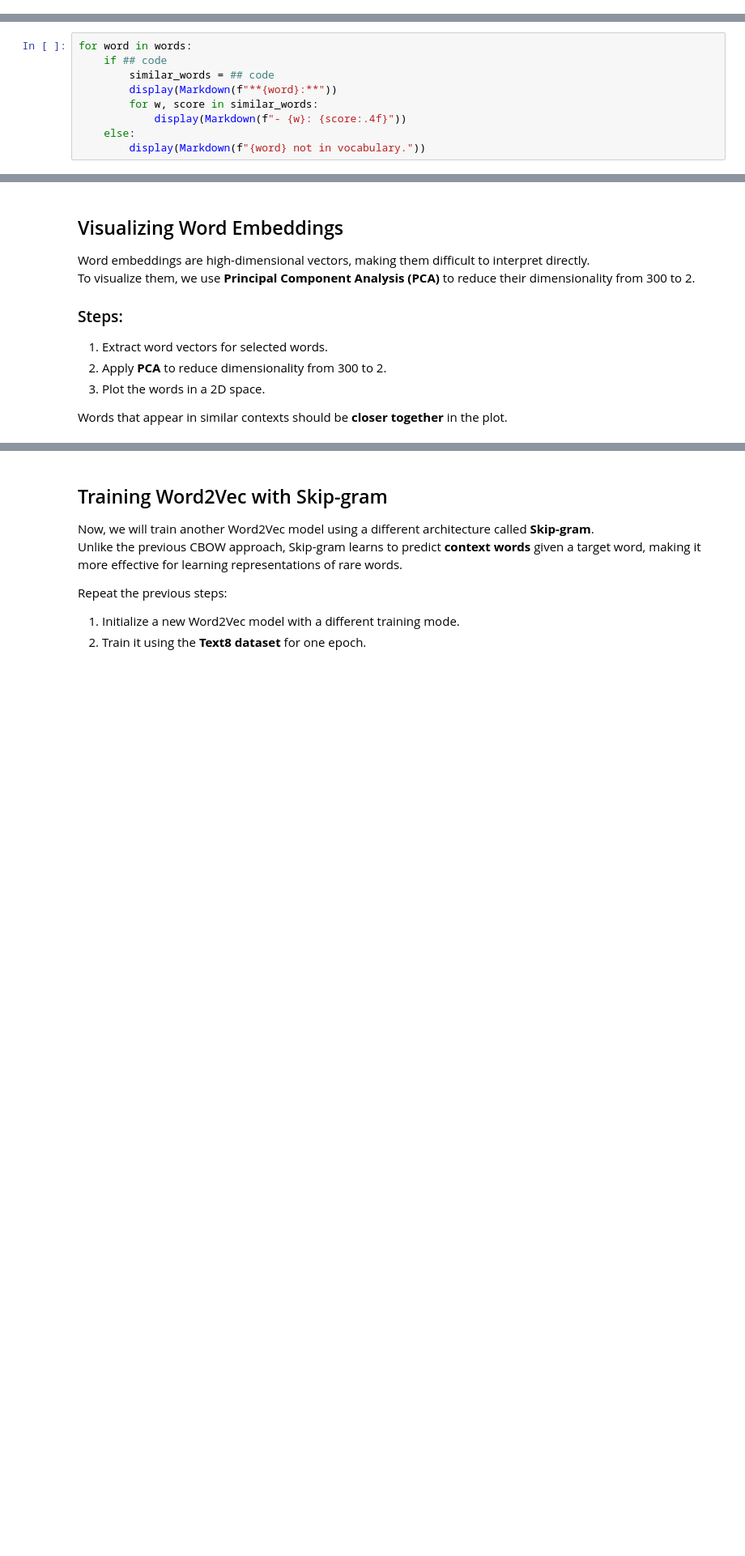
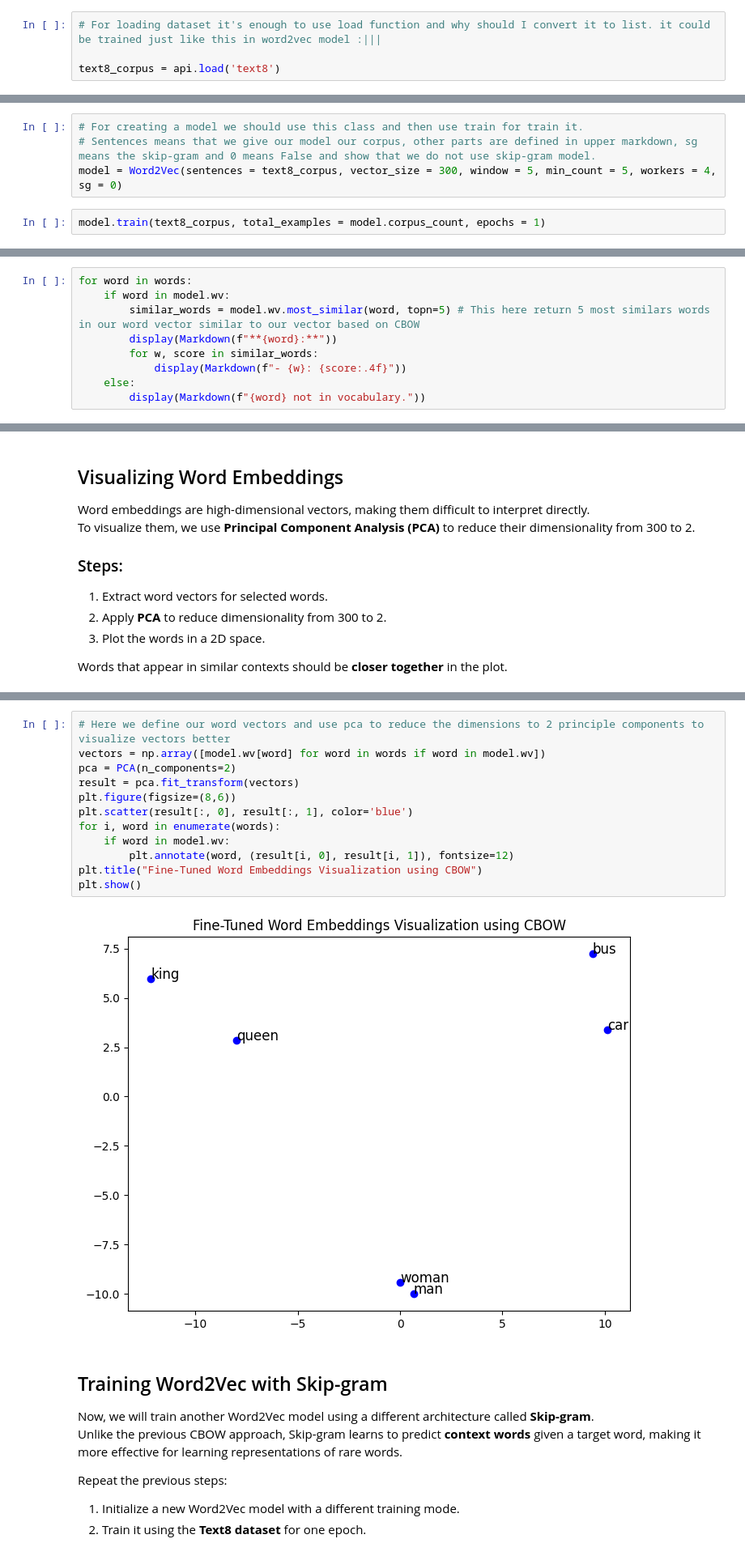
Before and after one commit to Mhrshd-fllh/NLP4032, a Jupyter notebook: HW1/Q6.ipynb, the cells around one changed output, grey strips where cells are left out. Shown: that part at 81% size. Saved outputs shown, nothing was run; the diff lists cells and outputs as text; blank space fills up the shorter version.

```diff
--- a/HW1/Q6.ipynb
+++ b/HW1/Q6.ipynb
@@ -22 +42,5 @@ In this step, you will:
+# %%
+# For loading dataset it's enough to use load function and why should I convert it to list. it could be trained just like this in word2vec model :|||
+
+text8_corpus = api.load('text8')
 # %%
@@ -38,0 +63,6 @@ Run the code below to train the model for **one epoch**.
+# %%
+# For creating a model we should use this class and then use train for train it.
+# Sentences means that we give our model our corpus, other parts are defined in upper markdown, sg means the skip-gram and 0 means False and show that we do not use skip-gram model.
+model = Word2Vec(sentences = text8_corpus, vector_size = 300, window = 5, min_count = 5, workers = 4, sg = 0)
+# %%
+model.train(text8_corpus, total_examples = model.corpus_count, epochs = 1)
@@ -53,8 +86,8 @@ Words with high similarity scores are expected to have similar meanings or occur
 If a word is **not found in the vocabulary**, it means it didn’t meet the minimum occurrence threshold during training.
 # %%
 for word in words:
-    if ## code
-        similar_words = ## code
+    if word in model.wv:
+        similar_words = model.wv.most_similar(word, topn=5) # This here return 5 most similars words in our word vector similar to our vector based on CBOW
         display(Markdown(f"**{word}:**"))
         for w, score in similar_words:
             display(Markdown(f"- {w}: {score:.4f}"))
@@ -85,3 +122,17 @@ plt.show()
+# %%
+# Here we define our word vectors and use pca to reduce the dimensions to 2 principle components to visualize vectors better
+vectors = np.array([model.wv[word] for word in words if word in model.wv])
+pca = PCA(n_components=2)
+result = pca.fit_transform(vectors)
+plt.figure(figsize=(8,6))
+plt.scatter(result[:, 0], result[:, 1], color='blue')
+for i, word in enumerate(words):
+    if word in model.wv:
+        plt.annotate(word, (result[i, 0], result[i, 1]), fontsize=12)
+plt.title("Fine-Tuned Word Embeddings Visualization using CBOW")
+plt.show()
+# %% [output]
+[figure, added]
 # %% [markdown]
 ## Training Word2Vec with Skip-gram
 
```
Also changed, not shown: parts of 13 cells of this notebook, 2 other files.
